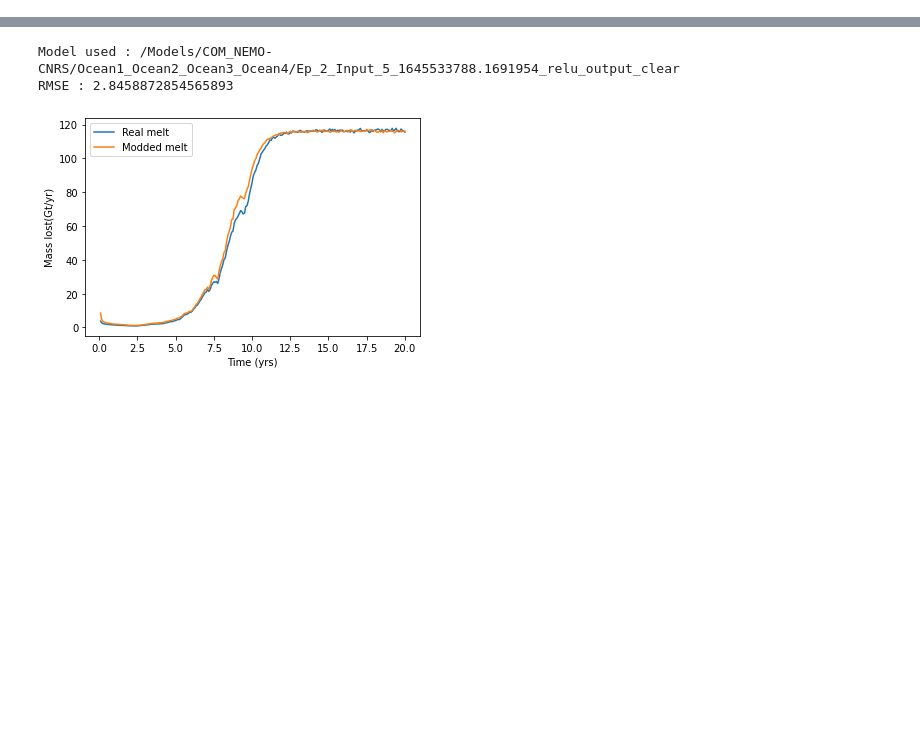
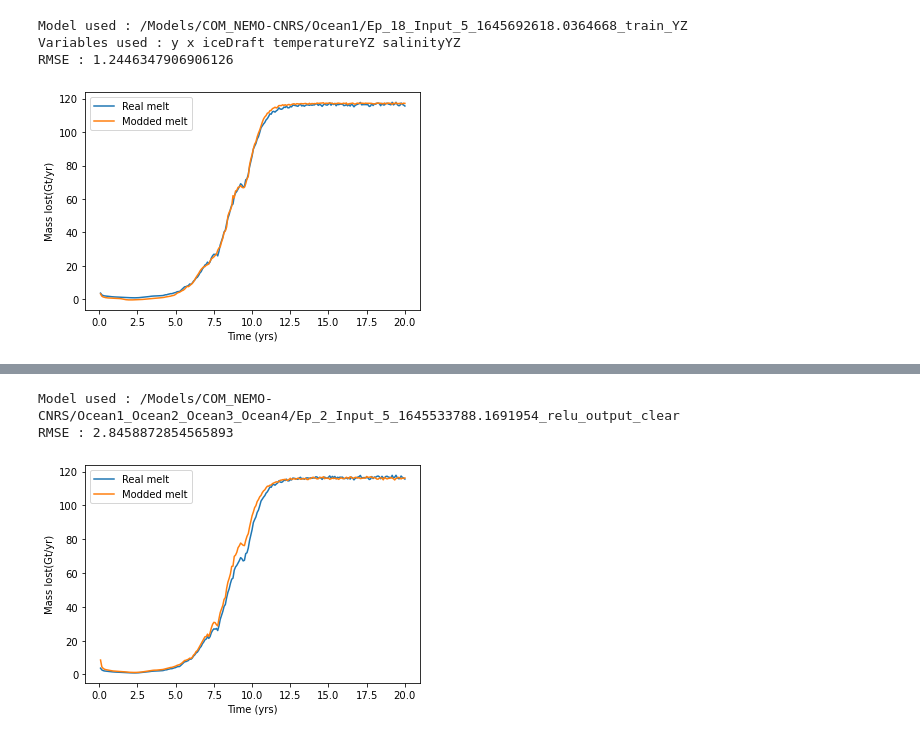
Before and after one commit to BenBouiss/NN_intern_2022, a Jupyter notebook: NN_plot_visu.ipynb, the cells around one changed output, grey strips where cells are left out. Cells and saved outputs as stored; diff of their text form; code cells hidden in the pictures; blank space fills up the shorter version.

```diff
--- a/NN_plot_visu.ipynb
+++ b/NN_plot_visu.ipynb
@@ -30,40 +30,43 @@ def fetch_datas(Type, Oc, ind, Epoc):
     Model_path = retrieve_model_path(Type,Oc ,ind = ind, Epoc = Epoc)
     print('Model used : {}'.format(Model_path.replace(os.getcwd(), '')))
     Model = tf.keras.models.load_model(Model_path + '/' + 'model.h5')
-    MaxY = np.loadtxt(Model_path + '/' + 'MaxY.csv')
+    #MaxY = np.loadtxt(Model_path + '/' + 'MaxY.csv')
     if os.path.isfile(Model_path + '/' + 'StdY.csv'):
         StdY = np.loadtxt(Model_path + '/' + 'StdY.csv')
         MeanY = np.loadtxt(Model_path + '/' + 'MeanY.csv')
         MeanX = pd.read_pickle(Model_path + '/' + 'MeanX.pkl')
         StdX = pd.read_pickle(Model_path + '/' + 'StdX.pkl')
-        return Model, MeanX, StdX, MaxY, StdY, MeanY
+        pad = None
+        return Model, MeanX, StdX, StdY, MeanY, pad, MeanX.index
     elif os.path.isfile(Model_path + '/' + 'MinY.csv'):
         MinY = np.loadtxt(Model_path + '/' + 'MinY.csv')
         MinX = pd.read_pickle(Model_path + '/' + 'MinX.pkl')
         MaxX = pd.read_pickle(Model_path + '/' + 'MaxX.pkl')
         MaxY = np.loadtxt(Model_path + '/' + 'MaxY.csv')
-        return Model, MaxX, MinX, MaxY, MinY
+        print(Model_path)
+        return Model, MaxX, MinX, MaxY, MinY, MaxX.index
     else:
+        MaxY = np.loadtxt(Model_path + '/' + 'MaxY.csv')
         MeanX = pd.read_pickle(Model_path + '/' + 'MeanX.pkl')
         StdX = pd.read_pickle(Model_path + '/' + 'StdX.pkl')
-        return Model, MeanX, StdX, MaxY
+        return Model, MeanX, StdX, MaxY, MeanX.index
 # %%
-def Processing_Model(Type_trained, Ocean_trained, ind, Epoc, Target_Oc, Target_type, message = 1):
+def Processing_Model(Type_trained, Ocean_trained, ind, Epoc, Target_Oc, Target_type ,message = 1):
     Datas = fetch_datas(Type_trained, Ocean_trained, ind, Epoc)
-    if len(Datas) == 6 :
-        Model, MeanX, StdX, MaxY, StdY, MeanY = Datas
+    if len(Datas) == 7 :
+        Model, MeanX, StdX, StdY, MeanY, pad, Var_X = Datas
         Norma_experimental = 1
-    elif len(Datas) == 5:
-        Model, MaxX, MinX, MaxY, MinY = Datas
+    elif len(Datas) == 6:
+        Model, MaxX, MinX, MaxY, MinY, Var_X = Datas
         Norma_experimental = 2
     else:
-        Model, MeanX, StdX, MaxY = Datas
+        Model, MeanX, StdX, MaxY, Var_X = Datas
         Norma_experimental = 0
+    print('Variables used : {}'.format(' '.join(Var_X)))
     Data_clean = pd.read_csv(retrieve_data_path(Type = Target_type, Oc = Target_Oc))
     Melts = []
     Modded_melts = []
     tmx = int(Data_clean.loc[len(Data_clean) - 1].date + 1)
-    print(Norma_experimental)
     for t in range(tmx):
         if message:
             if (t+1)%int(tmx/5) == 0:
@@ -92,7 +95,7 @@ def Processing_Model(Type_trained, Ocean_trained, ind, Epoc, Target_Oc, Target_t
     plt.ylabel('Mass lost(Gt/yr)')
     plt.legend()
     print('RMSE : {}'.format(Compute_rmse(Tar = Melts, Mod = Modded_melts)))
-    return Data_clean, Cur
+    return Model, Cur, Datas
 # %%
 Yr_t_s = 365 * 24 * 3600
 Horiz_res = 2 #km/pix
@@ -103,3 +108,12 @@ OcT = 'Ocean1_Ocean2_Ocean3_Ocean4'
 Type, Oc, ind = 'COM_NEMO-CNRS', 'Ocean1',0
 def Compute_rmse(Tar, Mod):
     return np.sqrt(np.mean((Mod-Tar)**2))
+# %%
+#Var_X = ['y', 'x', 'iceDraft', 'temperatureYZ', 'salinityYZ']
+Model, Cur, Norm = Processing_Model(Type_trained = Type, Ocean_trained = 'Ocean1', ind = 0, Epoc = 18,
+                     Target_Oc = 'Ocean1', Target_type = Type, message = 0)
+# %% [output]
+Model used : /Models/COM_NEMO-CNRS/Ocean1/Ep_18_Input_5_1645692618.0364668_train_YZ
+Variables used : y x iceDraft temperatureYZ salinityYZ
+RMSE : 1.2446347906906126
+[figure, added]
```
Also changed, not shown: parts of 11 cells of this notebook, 36 other files.
